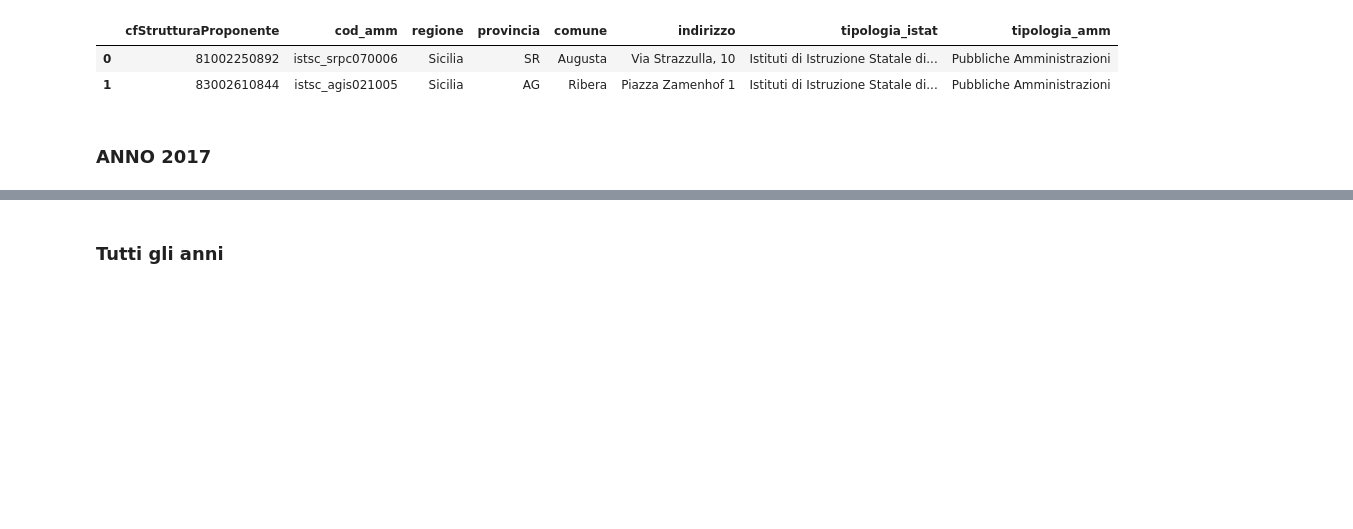
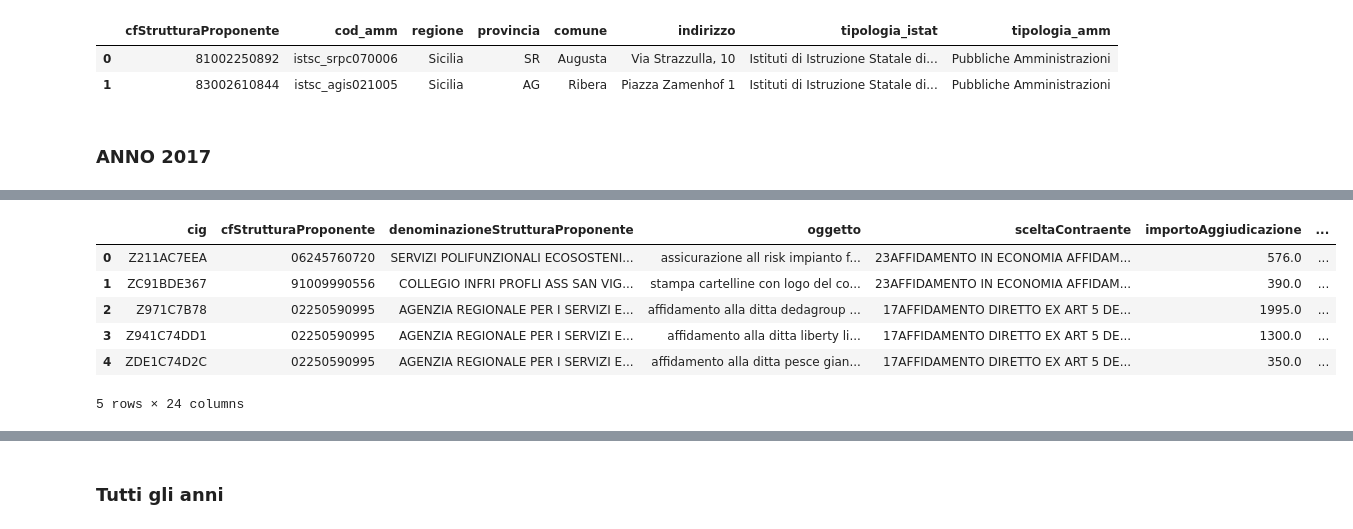
Before and after one commit to fabiana001/anacAnalysis, a Jupyter notebook: notebooks/2_Pima Analisi esplorativa ANAC.ipynb, the cells around one changed output, grey strips where cells are left out. Drawn from its saved outputs; the diff is of its cells as text; code cells hidden in the pictures; blank space fills up the shorter version.

```diff
--- a/notebooks/2_Pima Analisi esplorativa ANAC.ipynb
+++ b/notebooks/2_Pima Analisi esplorativa ANAC.ipynb
@@ -161,6 +166,14 @@ Gare di PA non recensite su indicePA:  235696
 # %%
-#df_2017_indicePA2 = pd.merge(df_2017, df_indicePA, left_on="cfStrutturaProponente", right_on="cfStrutturaProponente", how='left')
-#df_2017_indicePA2.head()
+df_2017_indice_left = pd.merge(df_2017, df_indicePA, left_on="cfStrutturaProponente", right_on="cfStrutturaProponente", how='left')
+df_2017_indice_left.head()
+# %% [output]
+|  | cig | cfStrutturaProponente | denominazioneStrutturaProponente | oggetto | sceltaContraente | importoAggiudicazione | ... |
+| 0 | Z211AC7EEA | 06245760720 | SERVIZI POLIFUNZIONALI ECOSOSTENI... | assicurazione all risk impianto f... | 23AFFIDAMENTO IN ECONOMIA AFFIDAM... | 576.0 | ... |
+| 1 | ZC91BDE367 | 91009990556 | COLLEGIO INFRI PROFLI ASS SAN VIG... | stampa cartelline con logo del co... | 23AFFIDAMENTO IN ECONOMIA AFFIDAM... | 390.0 | ... |
+| 2 | Z971C7B78 | 02250590995 | AGENZIA REGIONALE PER I SERVIZI E... | affidamento alla ditta dedagroup ... | 17AFFIDAMENTO DIRETTO EX ART 5 DE... | 1995.0 | ... |
+| 3 | Z941C74DD1 | 02250590995 | AGENZIA REGIONALE PER I SERVIZI E... | affidamento alla ditta liberty li... | 17AFFIDAMENTO DIRETTO EX ART 5 DE... | 1300.0 | ... |
+| 4 | ZDE1C74D2C | 02250590995 | AGENZIA REGIONALE PER I SERVIZI E... | affidamento alla ditta pesce gian... | 17AFFIDAMENTO DIRETTO EX ART 5 DE... | 350.0 | ... |
+5 rows × 24 columns
 # %%
 df_2017_indicePA.head(2)
 # %% [output]
```
Also changed, not shown: parts of 18 cells of this notebook.
